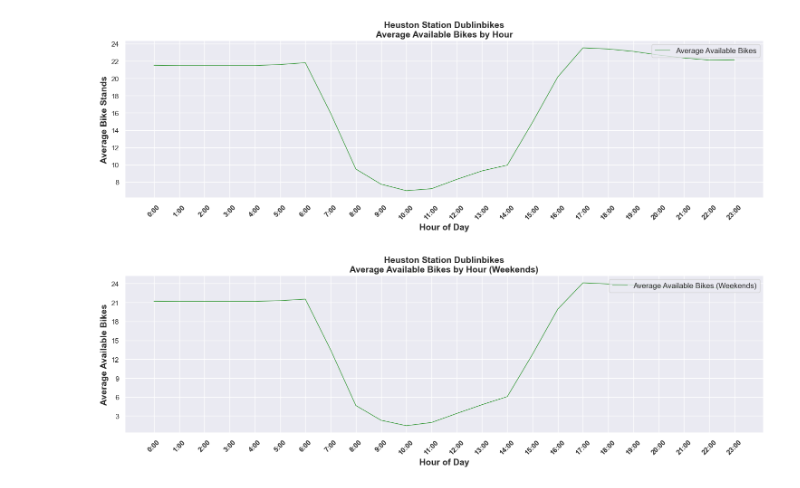
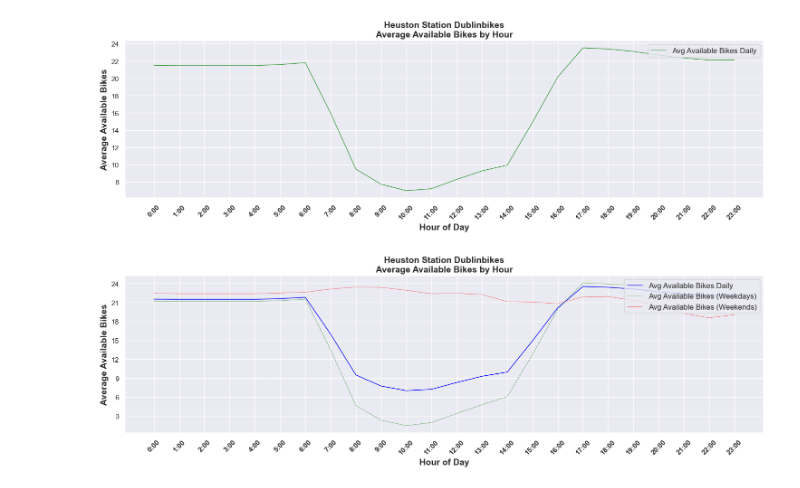
Before and after one commit to JBnkn/4369-programming-for-data-analytics, a Jupyter notebook: Project/Dublinbikes Project.ipynb, the cells around one changed output. Cells and saved outputs as stored; diff of their text form; code cells hidden in the pictures.

Commit message:
Look at Weekday/Weekend Split

```diff
--- a/Project/Dublinbikes Project.ipynb
+++ b/Project/Dublinbikes Project.ipynb
@@ -231,33 +231,42 @@ plt.show()
 # %% [output]
 [figure]
 # %%
-import matplotlib.pyplot as plt
-from matplotlib.ticker import MaxNLocator
+# filter dataframe to include only weekdays
+heuston_weekdays_df = heuston_df[heuston_df.index.weekday.isin([0, 1, 2, 3, 4])] # Mon to Fri
 
-# Filter the dataframe to include only weekends (Saturday and Sunday)
-heuston_weekends_df = heuston_df[heuston_df.index.weekday.isin([0,1,2,3,4])]
+# group by hour and calculate avg AVAILABLE_BIKES for weekdays
+heuston_avg_hourly_bikes_weekdays = heuston_weekdays_df.groupby(heuston_weekdays_df.index.hour)['AVAILABLE_BIKES'].mean()
 
-# Group by hour and calculate the average AVAILABLE_BIKES for each hour (weekends only)
+# filter dataframe to include only weekends
+heuston_weekends_df = heuston_df[heuston_df.index.weekday.isin([5, 6])] # Sat and Sun
+
+# group by hour and calculate avg AVAILABLE_BIKES for weekends
 heuston_avg_hourly_bikes_weekends = heuston_weekends_df.groupby(heuston_weekends_df.index.hour)['AVAILABLE_BIKES'].mean()
 
-# Plot the data
+# plot overall avg for available bikes
 plt.figure(figsize=(15, 5))
-plt.plot(heuston_avg_hourly_bikes_weekends.index, heuston_avg_hourly_bikes_weekends, label='Average Available Bikes (Weekends)', color='green', linewidth=0.75)
+plt.plot(heuston_avg_hourly_bikes.index, heuston_avg_hourly_bikes, label='Avg Available Bikes Daily', color='blue', linewidth=1)
 
-# Customize the plot
-plt.title('Heuston Station Dublinbikes\nAverage Available Bikes by Hour (Weekends)', fontsize=14, weight='bold')
+# plot weekday avg as dotted line
+plt.plot(heuston_avg_hourly_bikes_weekdays.index, heuston_avg_hourly_bikes_weekdays, label='Avg Available Bikes (Weekdays)', color='green', linestyle='--', linewidth=0.5)
+
+# plot weekend avg as dotted line
+plt.plot(heuston_avg_hourly_bikes_weekends.index, heuston_avg_hourly_bikes_weekends, label='Avg Available Bikes (Weekends)', color='red', linestyle='--', linewidth=0.5)
+
+# customise the plot
+plt.title('Heuston Station Dublinbikes\nAverage Available Bikes by Hour', fontsize=14, weight='bold')
 plt.xlabel('Hour of Day', fontsize=14, weight='bold')
 plt.ylabel('Average Available Bikes', fontsize=14, weight='bold')
 plt.legend(fontsize=12, loc=1)
 
-# Customize x-axis to display hour labels
-plt.xticks(heuston_avg_hourly_bikes_weekends.index, [f'{hour}:00' for hour in heuston_avg_hourly_bikes_weekends.index], rotation=45, weight='bold')
+# customise x-axis to display hour labels
+plt.xticks(heuston_avg_hourly_bikes.index, [f'{hour}:00' for hour in heuston_avg_hourly_bikes.index], rotation=45, weight='bold')
 
-# Customize y-axis to display integers
+# customise y-axis to display integers
 plt.gca().yaxis.set_major_locator(MaxNLocator(integer=True))
 
-# Show the plot
+# show the plot
 plt.tight_layout()
 plt.show()
 # %% [output]
-[figure, old version]
+[figure, new version]
```
Also changed, not shown: parts of 2 cells of this notebook, 1 other file.
